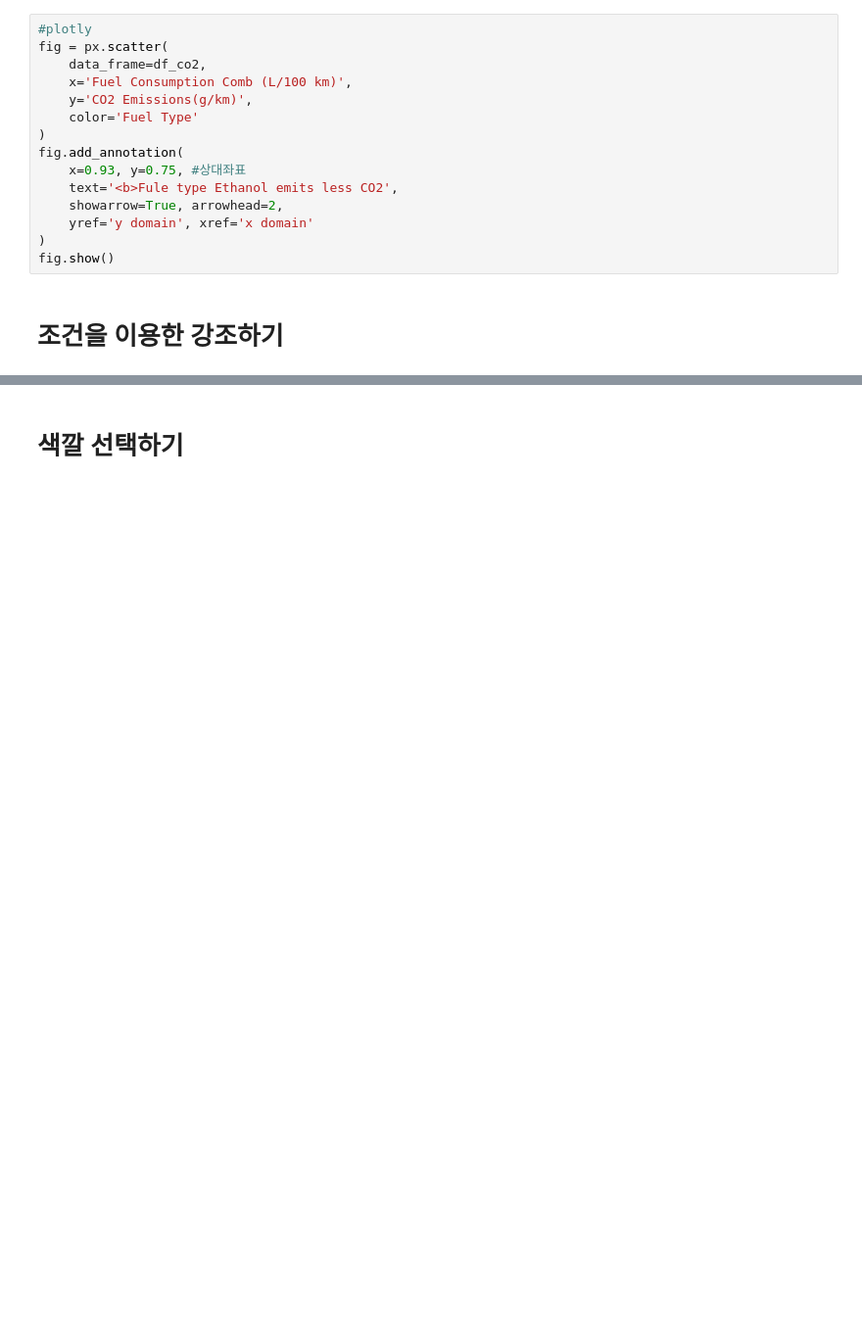
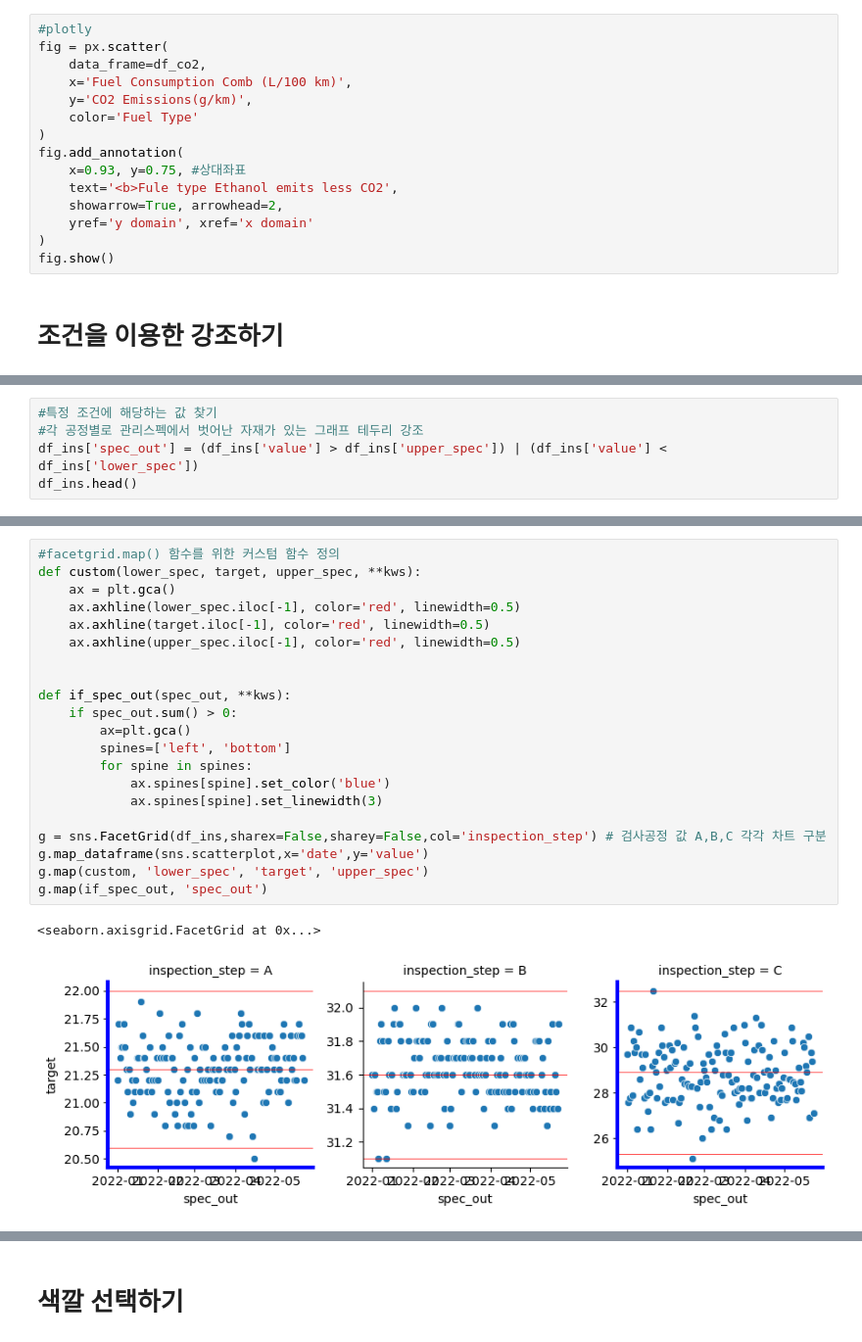
Before and after one commit to Telkem/hipython_rep, a Jupyter notebook: 74_visuallzation_tips.ipynb, the cells around one changed output, grey strips where cells are left out. Shown at 98% size. Drawn from its saved outputs; the diff is of its cells as text; blank space fills up the shorter version.

```diff
--- a/74_visuallzation_tips.ipynb
+++ b/74_visuallzation_tips.ipynb
@@ -364,0 +475,5 @@ fig.show()
+# %%
+#특정 조건에 해당하는 값 찾기
+#각 공정별로 관리스펙에서 벗어난 자재가 있는 그래프 테두리 강조
+df_ins['spec_out'] = (df_ins['value'] > df_ins['upper_spec']) | (df_ins['value'] < df_ins['lower_spec'])
+df_ins.head()
@@ -364,0 +487,24 @@ fig.show()
+# %%
+#facetgrid.map() 함수를 위한 커스텀 함수 정의
+def custom(lower_spec, target, upper_spec, **kws):
+    ax = plt.gca()
+    ax.axhline(lower_spec.iloc[-1], color='red', linewidth=0.5)
+    ax.axhline(target.iloc[-1], color='red', linewidth=0.5)
+    ax.axhline(upper_spec.iloc[-1], color='red', linewidth=0.5)
+
+
+def if_spec_out(spec_out, **kws):
+    if spec_out.sum() > 0:
+        ax=plt.gca()
+        spines=['left', 'bottom']
+        for spine in spines:
+            ax.spines[spine].set_color('blue')
+            ax.spines[spine].set_linewidth(3)
+
+g = sns.FacetGrid(df_ins,sharex=False,sharey=False,col='inspection_step') # 검사공정 값 A,B,C 각각 차트 구분
+g.map_dataframe(sns.scatterplot,x='date',y='value')
+g.map(custom, 'lower_spec', 'target', 'upper_spec')
+g.map(if_spec_out, 'spec_out')
+# %% [output]
+<seaborn.axisgrid.FacetGrid at 0x...>
+[figure, added]
```
Also changed, not shown: parts of 22 cells of this notebook.
